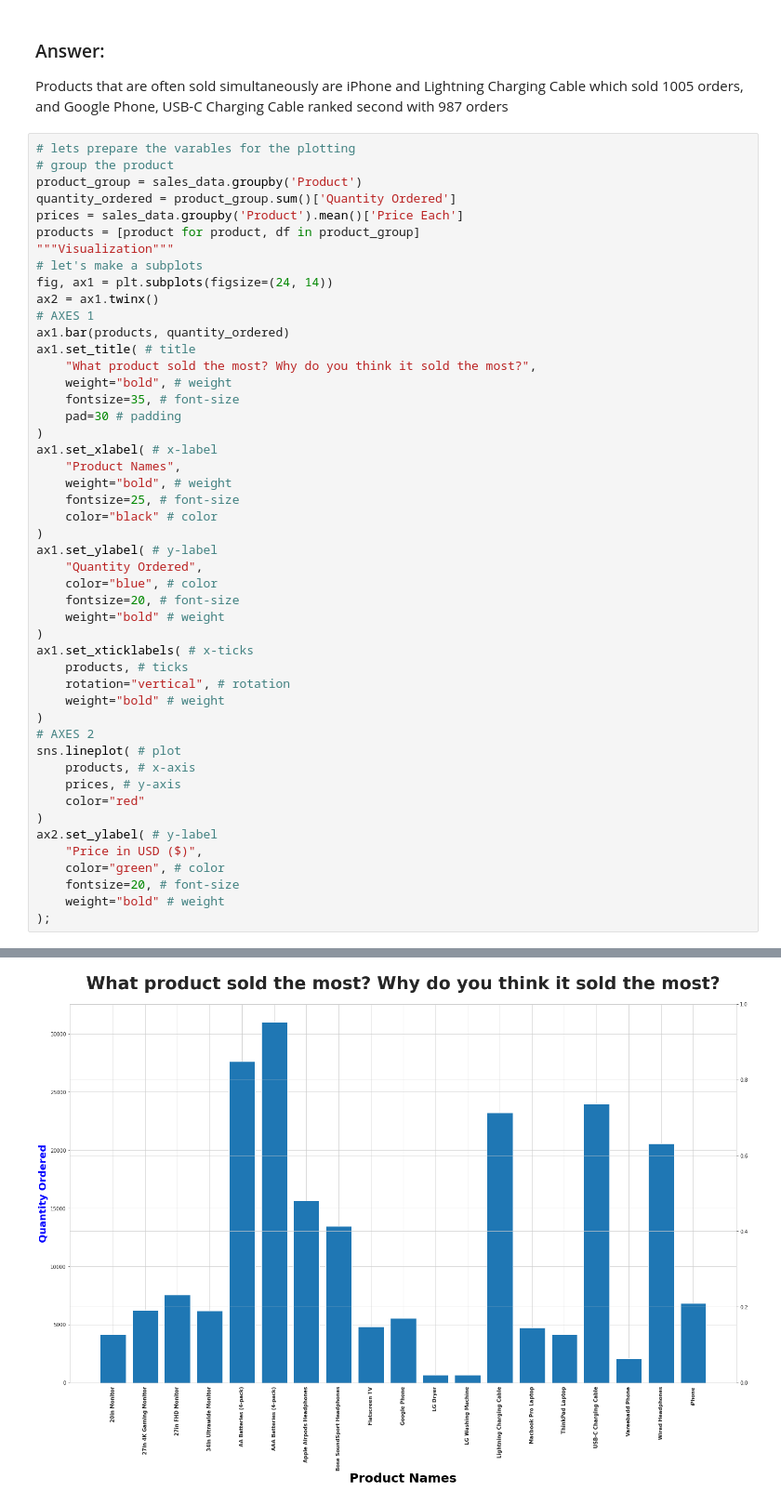
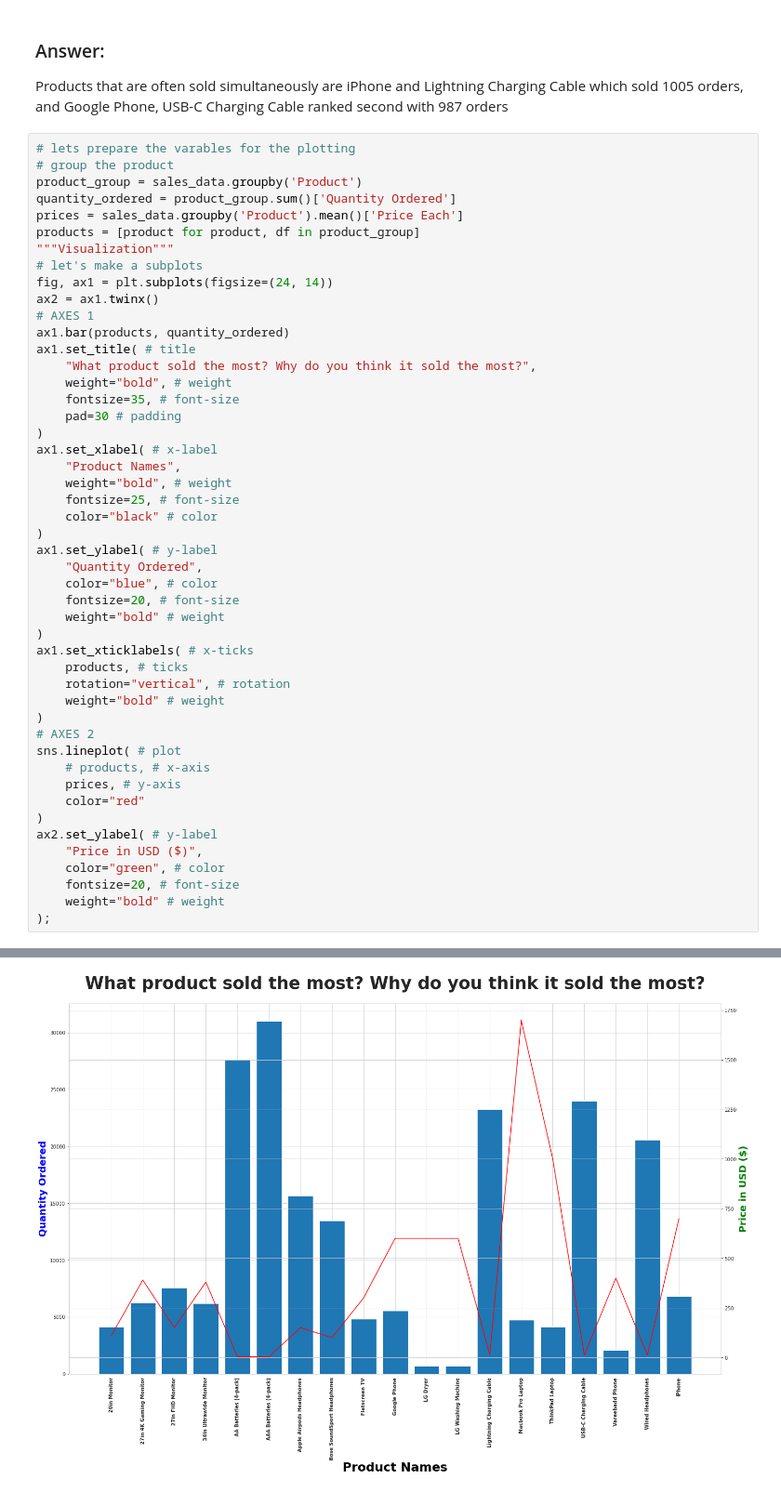
Before and after one commit to masete/Sales-Data-Deep-Analysis, a Jupyter notebook: deep_analysis.ipynb, the cells around one changed output, grey strips where cells are left out. Shown at 93% size. Cells and saved outputs as stored; diff of their text form.

```diff
--- a/deep_analysis.ipynb
+++ b/deep_analysis.ipynb
@@ -787,7 +787,7 @@ ax1.set_xticklabels( # x-ticks
 )
 # AXES 2
 sns.lineplot( # plot
-    products, # x-axis
+    # products, # x-axis
     prices, # y-axis
     color="red"
 )
@@ -802 +801 @@ TypeError: lineplot() takes from 0 to 1 positional arguments but 2 were given
-[figure, old version]
+[figure, new version]
```
Also changed, not shown: parts of 1 cell of this notebook.
